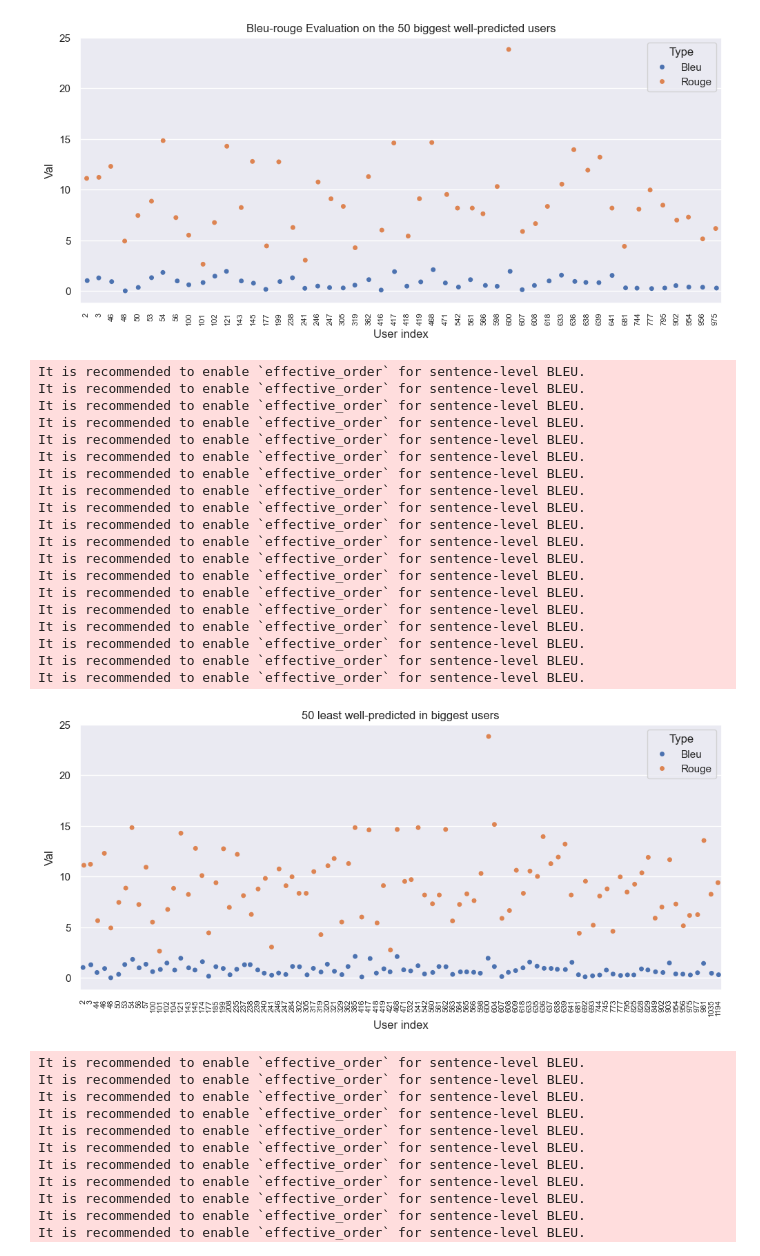
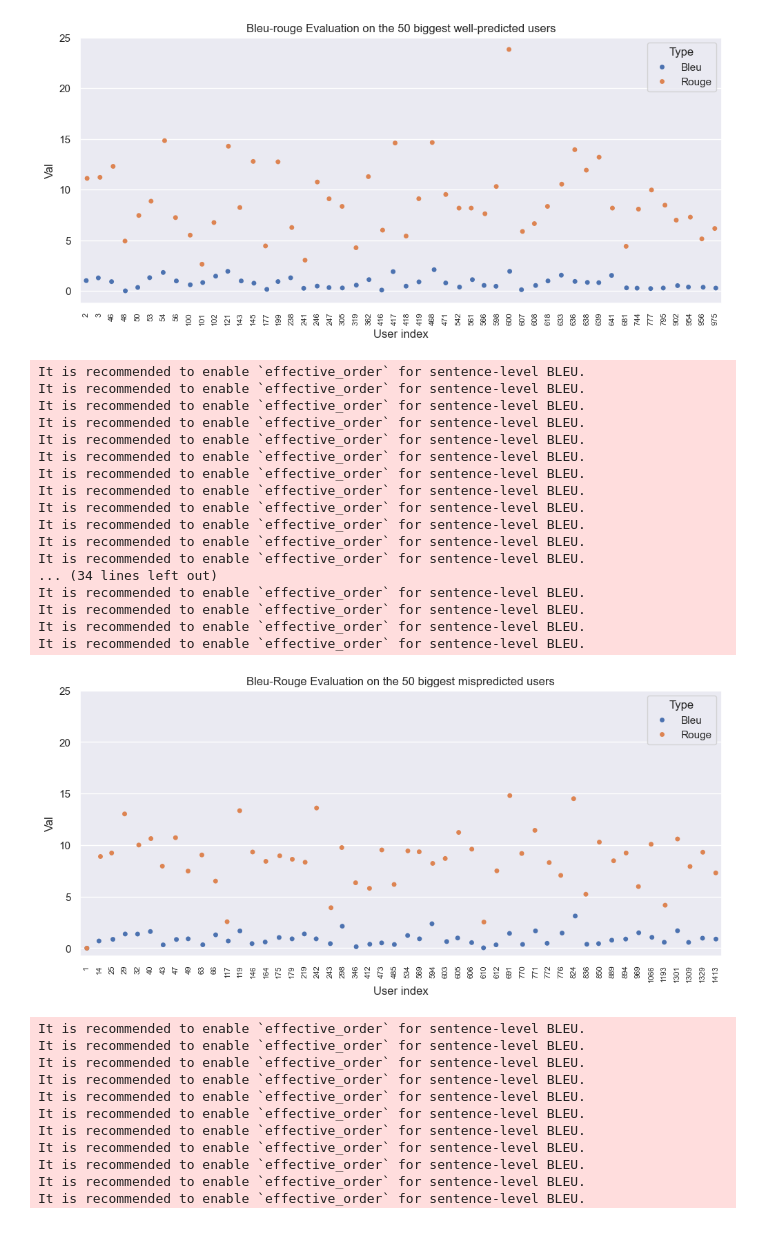
Before and after one commit to Franciline/Recommendation_system, a Jupyter notebook: bleu_rouge.ipynb, the cells around one changed output. Cells and saved outputs as stored; diff of their text form; code cells hidden in the pictures.

Commit message:
plot images

```diff
--- a/bleu_rouge.ipynb
+++ b/bleu_rouge.ipynb
@@ -201,7 +245,8 @@ plt.savefig('img_bleu_rouge/50_predict_close.png')
 # Type d'évaluation 3 : 50 plus gros users parmis les mals prédits
 
 bleu_rouge = pd.DataFrame(columns=['User ref', 'Game rec', 'Avis id', 'User id', 'Comment','Type','Val']) # reset every box
-famous_users = assoc.head(112)["User index"].to_numpy()
+famous_users = assoc.head(500)["User index"].to_numpy()
+
 df = pd.DataFrame(famous_users, columns=['User index'])
 df['Voisins index'] = df['User index'].apply(lambda x : get_KNN(sim_matrix,20,x))
 df['Recommended game'] = df.apply(
@@ -214,7 +259,6 @@ df['Pred Rating'] = df.apply(lambda x : prediction_rating(rev_filter,f(x['Voisin
 df['Real Rating'] = df.apply(lambda x : rev_filter[(rev_filter['User id'] == users_table.iloc[x['User index']]['User id']) & (rev_filter['Game id'] == x['Recommended game'])]['Rating'].values[0],axis=1)
 
 df = df[abs(df['Pred Rating'] - df['Real Rating']) >=3]
-
 df['Bleu'] = df.apply(lambda x: get_bleu_rouge(users_table.iloc[x['User index']]['User id'], f(x['Voisins index']), x['Recommended game']), axis=1)
 df['Rouge'] = df.apply(lambda x: get_bleu_rouge(users_table.iloc[x['User index']]['User id'], f(x['Voisins index']), x['Recommended game'],bleu=False), axis=1)
 bleu_rouge = pd.melt(df,id_vars=['User index', 'Voisins index', 'Recommended game', 'Pred Rating', 'Real Rating'], value_vars=['Bleu', 'Rouge'],var_name="Type",value_name="Val")
@@ -231,22 +275,20 @@ It is recommended to enable `effective_order` for sentence-level BLEU.
 It is recommended to enable `effective_order` for sentence-level BLEU.
 It is recommended to enable `effective_order` for sentence-level BLEU.
 It is recommended to enable `effective_order` for sentence-level BLEU.
+... (34 lines left out)
 It is recommended to enable `effective_order` for sentence-level BLEU.
 It is recommended to enable `effective_order` for sentence-level BLEU.
 It is recommended to enable `effective_order` for sentence-level BLEU.
 It is recommended to enable `effective_order` for sentence-level BLEU.
-It is recommended to enable `effective_order` for sentence-level BLEU.
-It is recommended to enable `effective_order` for sentence-level BLEU.
-It is recommended to enable `effective_order` for sentence-level BLEU.
 # %%
 sns.set_theme(rc={'figure.figsize' : (12, 5)})
 sns.stripplot(data=bleu_rouge, x="User index", y="Val",hue="Type")
 plt.yticks(ticks=range(0,30,5),labels=range(0,30,5))
 plt.tick_params(axis='x', rotation=90, labelsize=8)
-plt.title("50 least well-predicted in biggest users")
+plt.title("Bleu-Rouge Evaluation on the 50 biggest mispredicted users")
 plt.savefig('img_bleu_rouge/50_bad_predict_close.png')
 # %% [output]
-[figure, old version]
+[figure, new version]
 # %%
 # Type d'évaluation 4 : 50 users random
 import random
```
Also changed, not shown: parts of 11 cells of this notebook.
